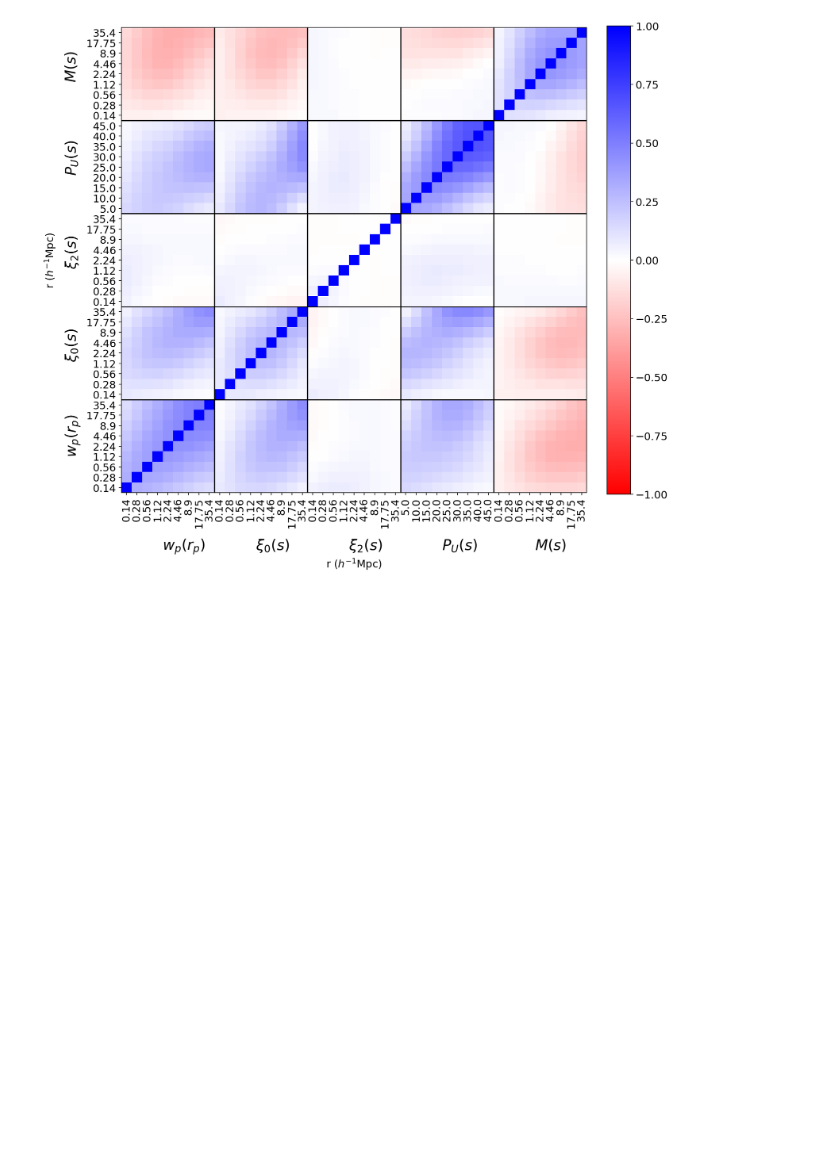
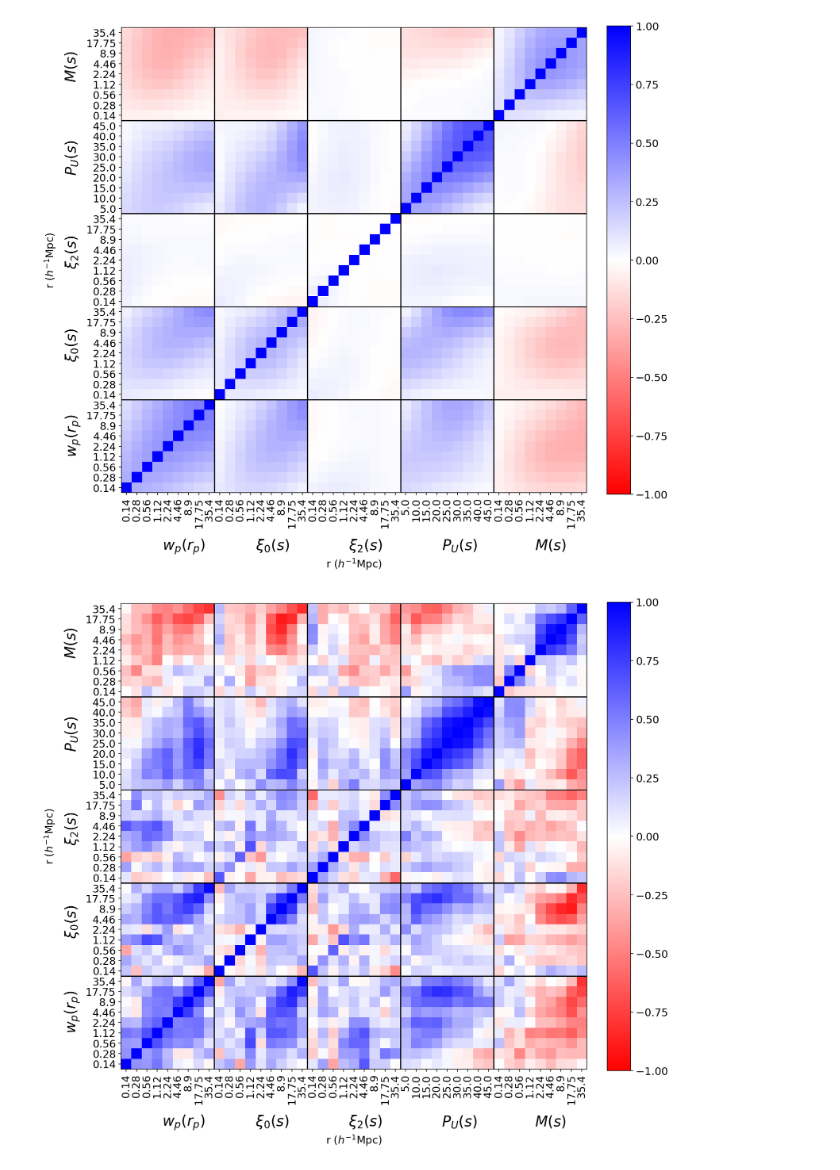
Before and after one commit to kstoreyf/aemulator, a Jupyter notebook: notebooks/2021-10-04_paper_figures.ipynb, the cells around one changed output. Drawn from its saved outputs; the diff is of its cells as text; code cells hidden in the pictures; blank space fills up the shorter version.

Commit message:
update notebooks, incl most recent aemulus figures with scale analysis fig

```diff
--- a/notebooks/2021-10-04_paper_figures.ipynb
+++ b/notebooks/2021-10-04_paper_figures.ipynb
@@ -290,3 +287,19 @@ corr = utils.reduced_covariance(cov)
 plotter.plot_correlation_matrix(corr, statistics)
 # %% [output]
 [figure]
+# %%
+statistics = ['wp', 'xi', 'xi2', 'upf', 'mcf']
+
+cov_tag = 'aemulus'
+errtag = '_hod3_test0'
+
+cov_dir = '../covariances'
+stat_str = '_'.join(statistics)
+cov_fn = f"{cov_dir}/cov_{cov_tag}_{stat_str}{errtag}.dat"
+cov_smooth_fn = f"{cov_dir}/cov_smoothgauss_{cov_tag}_{stat_str}{errtag}.dat"
+
+cov = np.loadtxt(cov_fn)
+corr = utils.reduced_covariance(cov)
+plotter.plot_correlation_matrix(corr, statistics)
+# %% [output]
+[figure, added]
```
Also changed, not shown: parts of 1 cell of this notebook, 2 other files.
